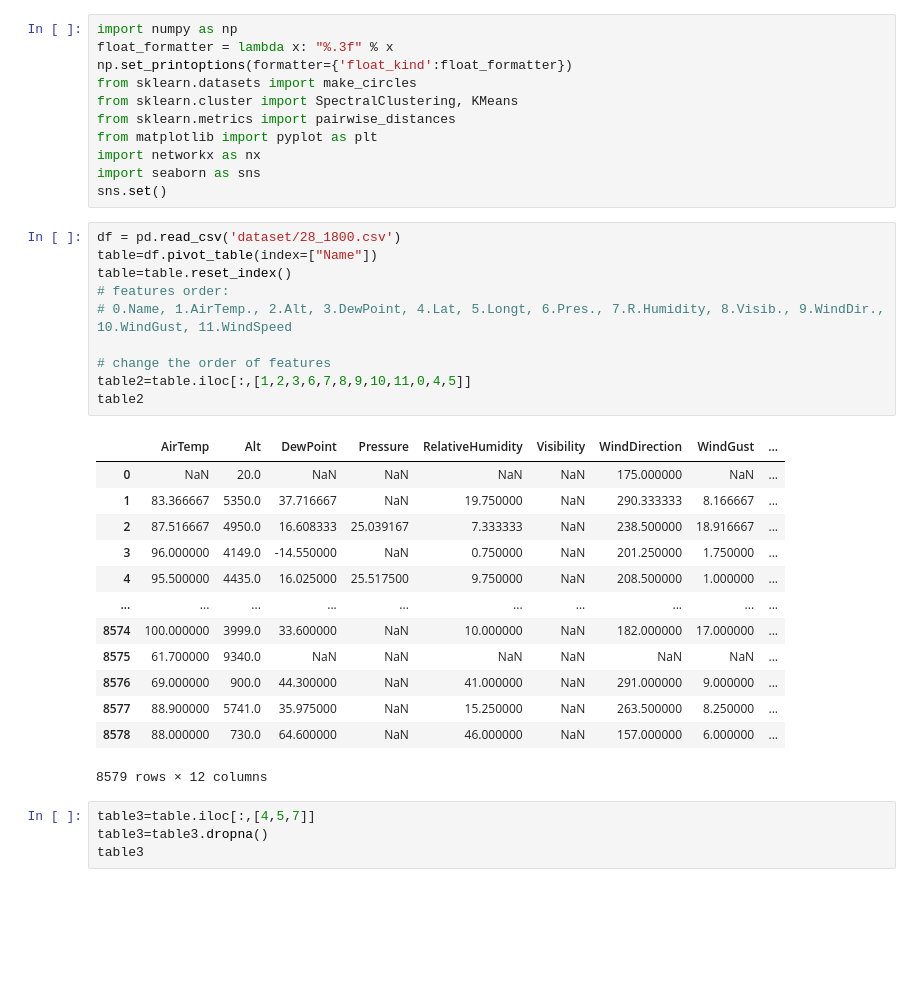
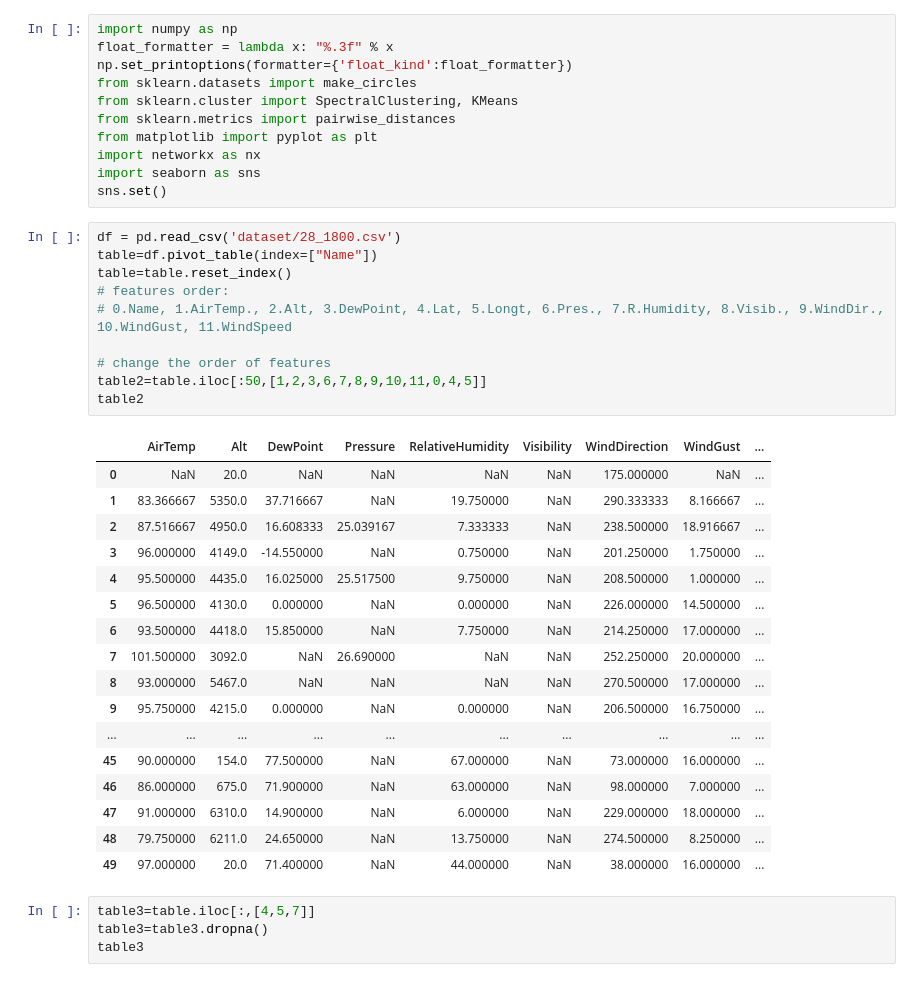
Before and after one commit to Vishal-K-Singh/darkSun, a Jupyter notebook: Untitled.ipynb, the cells around one changed output. Drawn from its saved outputs; the diff is of its cells as text; blank space fills up the shorter version.

```diff
--- a/Untitled.ipynb
+++ b/Untitled.ipynb
@@ -48,27 +48,31 @@ sns.set()
 # %%
 df = pd.read_csv('dataset/28_1800.csv')
 table=df.pivot_table(index=["Name"])
 table=table.reset_index()
 # features order:
 # 0.Name, 1.AirTemp., 2.Alt, 3.DewPoint, 4.Lat, 5.Longt, 6.Pres., 7.R.Humidity, 8.Visib., 9.WindDir., 10.WindGust, 11.WindSpeed
 
 # change the order of features
-table2=table.iloc[:,[1,2,3,6,7,8,9,10,11,0,4,5]]
+table2=table.iloc[:50,[1,2,3,6,7,8,9,10,11,0,4,5]]
 table2
 # %% [output]
 |  | AirTemp | Alt | DewPoint | Pressure | RelativeHumidity | Visibility | WindDirection | WindGust | ... |
 | 0 | NaN | 20.0 | NaN | NaN | NaN | NaN | 175.000000 | NaN | ... |
 | 1 | 83.366667 | 5350.0 | 37.716667 | NaN | 19.750000 | NaN | 290.333333 | 8.166667 | ... |
 | 2 | 87.516667 | 4950.0 | 16.608333 | 25.039167 | 7.333333 | NaN | 238.500000 | 18.916667 | ... |
 | 3 | 96.000000 | 4149.0 | -14.550000 | NaN | 0.750000 | NaN | 201.250000 | 1.750000 | ... |
 | 4 | 95.500000 | 4435.0 | 16.025000 | 25.517500 | 9.750000 | NaN | 208.500000 | 1.000000 | ... |
+| 5 | 96.500000 | 4130.0 | 0.000000 | NaN | 0.000000 | NaN | 226.000000 | 14.500000 | ... |
+| 6 | 93.500000 | 4418.0 | 15.850000 | NaN | 7.750000 | NaN | 214.250000 | 17.000000 | ... |
+| 7 | 101.500000 | 3092.0 | NaN | 26.690000 | NaN | NaN | 252.250000 | 20.000000 | ... |
+| 8 | 93.000000 | 5467.0 | NaN | NaN | NaN | NaN | 270.500000 | 17.000000 | ... |
+| 9 | 95.750000 | 4215.0 | 0.000000 | NaN | 0.000000 | NaN | 206.500000 | 16.750000 | ... |
 | ... | ... | ... | ... | ... | ... | ... | ... | ... | ... |
-| 8574 | 100.000000 | 3999.0 | 33.600000 | NaN | 10.000000 | NaN | 182.000000 | 17.000000 | ... |
-| 8575 | 61.700000 | 9340.0 | NaN | NaN | NaN | NaN | NaN | NaN | ... |
-| 8576 | 69.000000 | 900.0 | 44.300000 | NaN | 41.000000 | NaN | 291.000000 | 9.000000 | ... |
-| 8577 | 88.900000 | 5741.0 | 35.975000 | NaN | 15.250000 | NaN | 263.500000 | 8.250000 | ... |
-| 8578 | 88.000000 | 730.0 | 64.600000 | NaN | 46.000000 | NaN | 157.000000 | 6.000000 | ... |
+| 45 | 90.000000 | 154.0 | 77.500000 | NaN | 67.000000 | NaN | 73.000000 | 16.000000 | ... |
+| 46 | 86.000000 | 675.0 | 71.900000 | NaN | 63.000000 | NaN | 98.000000 | 7.000000 | ... |
+| 47 | 91.000000 | 6310.0 | 14.900000 | NaN | 6.000000 | NaN | 229.000000 | 18.000000 | ... |
+| 48 | 79.750000 | 6211.0 | 24.650000 | NaN | 13.750000 | NaN | 274.500000 | 8.250000 | ... |
+| 49 | 97.000000 | 20.0 | 71.400000 | NaN | 44.000000 | NaN | 38.000000 | 16.000000 | ... |
-8579 rows × 12 columns
 # %%
 table3=table.iloc[:,[4,5,7]]
 table3=table3.dropna()
```
Also changed, not shown: parts of 8 cells of this notebook.
